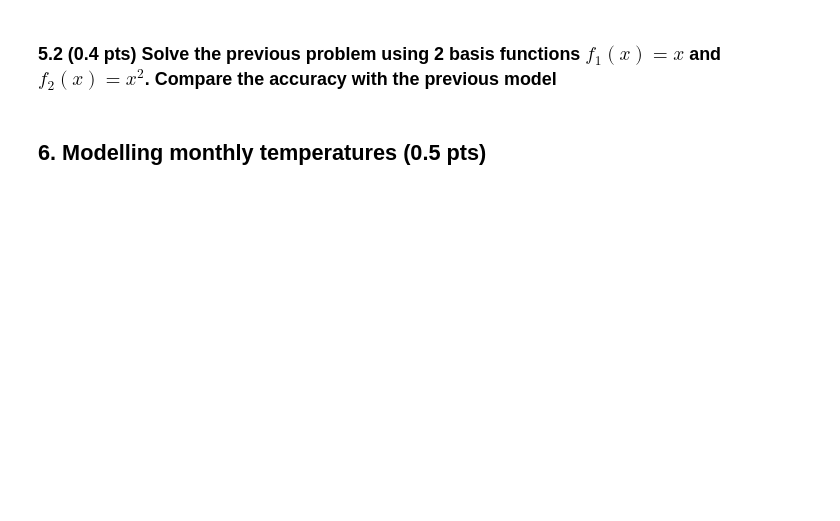
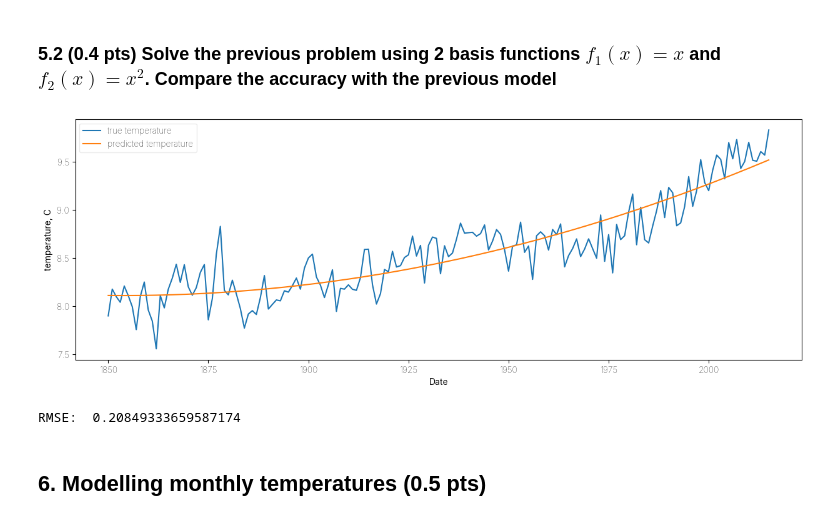
Before and after one commit to nuinashco/LinearAlgebra-UCU, a Jupyter notebook: hw1/task3-least_squares.ipynb, the cells around one changed output. Drawn from its saved outputs; the diff is of its cells as text; code cells hidden in the pictures; blank space fills up the shorter version.

```diff
--- a/hw1/task3-least_squares.ipynb
+++ b/hw1/task3-least_squares.ipynb
@@ -145,8 +193,11 @@ def solve_least_squares_general(X: np.ndarray, y: np.ndarray) -> np.ndarray:
     n = y.shape[0]
     # coeffs = np.zeros(A.shape[1])
     # ========= YOUR CODE STARTS HERE ========= #
-      # solve the normal equation derived in the previous part
-      coeffs = ...
+    # solve the normal equation derived in the previous part
+
+    A = np.vstack([X, np.ones(n)]).T  # Add intercept term
+    coeffs = np.linalg.inv(A.T @ A) @ A.T @ y
+    coeffs = np.roll(coeffs, 1)  # Move intercept to the start
 
     # ========== YOUR CODE ENDS HERE ========== #
     assert coeffs.shape[0] == X.shape[0] + 1  # slope for each x + intercept
@@ -169,7 +220,7 @@ def predict_general(X: np.ndarray, coeffs:np.ndarray) -> np.ndarray:
     assert coeffs.shape[0] == X.shape[0] + 1  # slope for each x + intercept
 
     # ========= YOUR CODE STARTS HERE ========= #
-    return ...
+    return  coeffs[0] + X.T @ coeffs[1:]
     # ========== YOUR CODE ENDS HERE ========== #
 # %%
 def test_solve_least_squares_general():
@@ -201,17 +262,20 @@ $$ F(x) = a_0 + a_1f_1(x) + a_2f_2(x)+... + a_nf_n(x)$$
 # %%
 # print(months.shape, biases.shape, year_data.shape)
 coeffs = None
 # ========= YOUR CODE STARTS HERE ========= #
-X = ...
+X = np.array([years, years**2])
 #  Calculate slope and intercept using least squares
-coeffs = ...
+coeffs = solve_least_squares_general(X, year_data["avg_temp"])
 # Predict temperature using a linear structural model
-predicted_temps = ...
+predicted_temps = predict_general(X, coeffs)
 # ========== YOUR CODE ENDS HERE ========== #
 
 plot_temps(year_data["date"], year_data["avg_temp"], predicted_temps)
 
 print("RMSE: ", RMSE(predicted_temps, year_data["avg_temp"]))
+# %% [output]
+[figure, added]
+RMSE:  0.20849333659587174
 # %% [markdown]
 ## 6. Modelling monthly temperatures (0.5 pts)
 # %%
```
Also changed, not shown: parts of 17 cells of this notebook, 2 other files.
